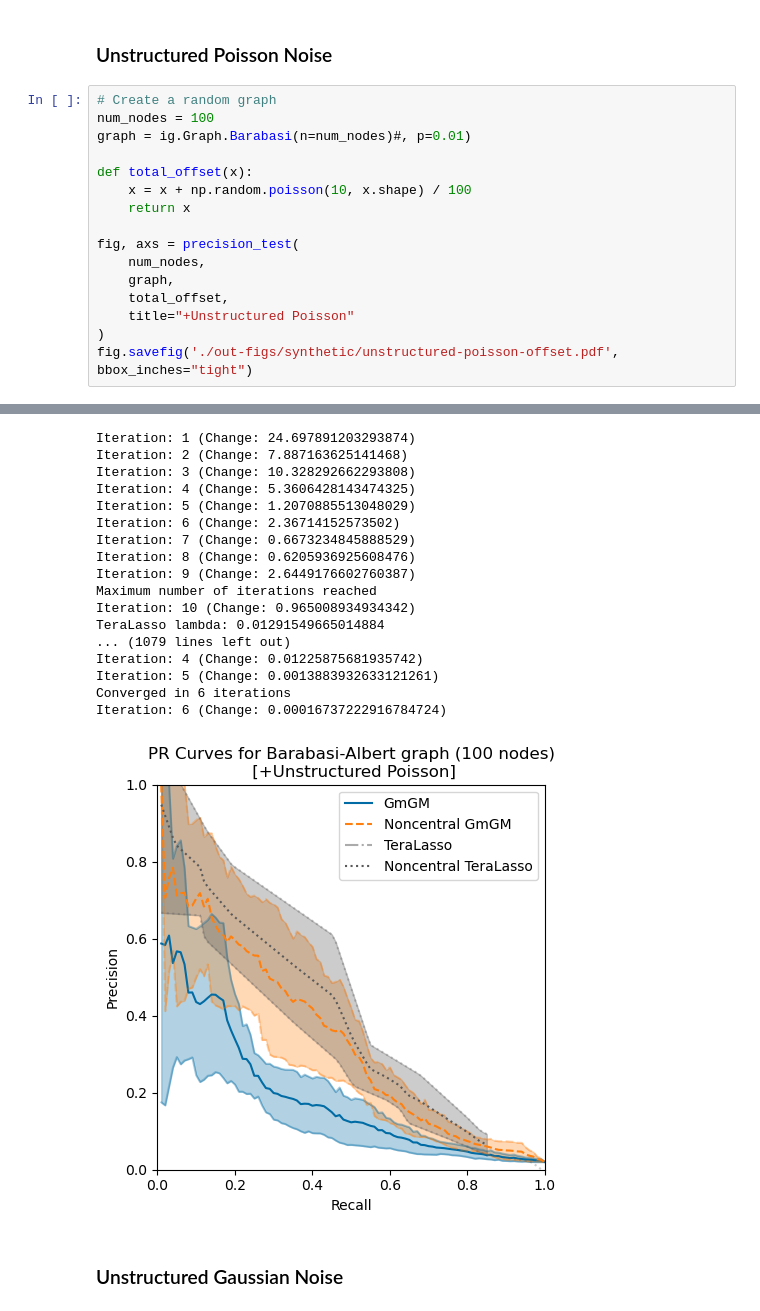
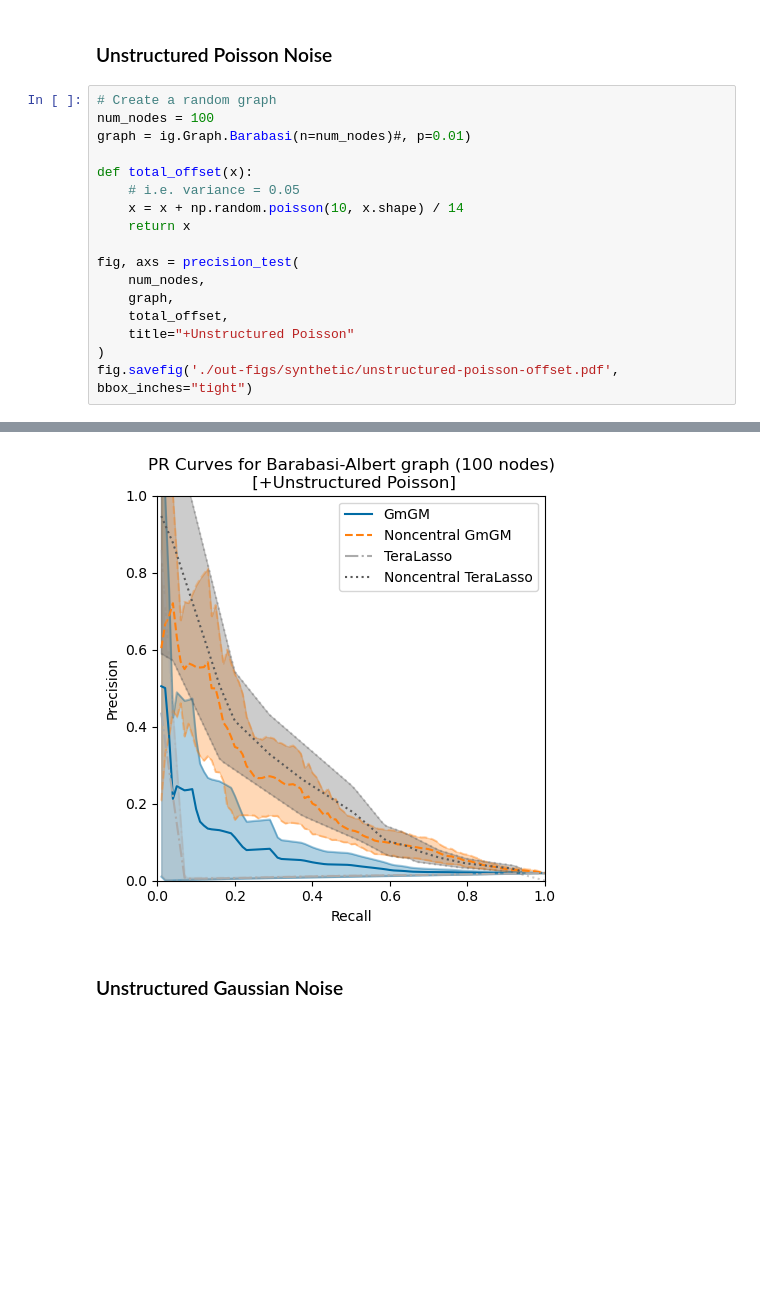
Before and after one commit to BaileyAndrew/Noncentral-KS-Normal, a Jupyter notebook: synthetic-data-test.ipynb, the cells around one changed output, grey strips where cells are left out. Cells and saved outputs as stored; diff of their text form; blank space fills up the shorter version.

Commit message:
Changed variance to be more reasonable

```diff
--- a/synthetic-data-test.ipynb
+++ b/synthetic-data-test.ipynb
@@ -596,7 +596,8 @@ num_nodes = 100
 graph = ig.Graph.Barabasi(n=num_nodes)#, p=0.01)
 
 def total_offset(x):
-    x = x + np.random.poisson(10, x.shape) / 100
+    # i.e. variance = 0.05
+    x = x + np.random.poisson(10, x.shape) / 14
     return x
 
 fig, axs = precision_test(
@@ -627,21 +628,4 @@ TeraLasso lambda: 0.01
-Iteration: 1 (Change: 24.697891203293874)
-Iteration: 2 (Change: 7.887163625141468)
-Iteration: 3 (Change: 10.328292662293808)
-Iteration: 4 (Change: 5.3606428143474325)
-Iteration: 5 (Change: 1.2070885513048029)
-Iteration: 6 (Change: 2.36714152573502)
-Iteration: 7 (Change: 0.6673234845888529)
-Iteration: 8 (Change: 0.6205936925608476)
-Iteration: 9 (Change: 2.6449176602760387)
-Maximum number of iterations reached
-Iteration: 10 (Change: 0.965008934934342)
-TeraLasso lambda: 0.01291549665014884
-... (1079 lines left out)
-Iteration: 4 (Change: 0.01225875681935742)
-Iteration: 5 (Change: 0.0013883932633121261)
-Converged in 6 iterations
-Iteration: 6 (Change: 0.00016737222916784724)
-[figure, old version]
+[figure, new version]
 # %% [markdown]
 ### Unstructured Gaussian Noise
 # %%
```
Also changed, not shown: parts of 2 cells of this notebook, 5 other files.
